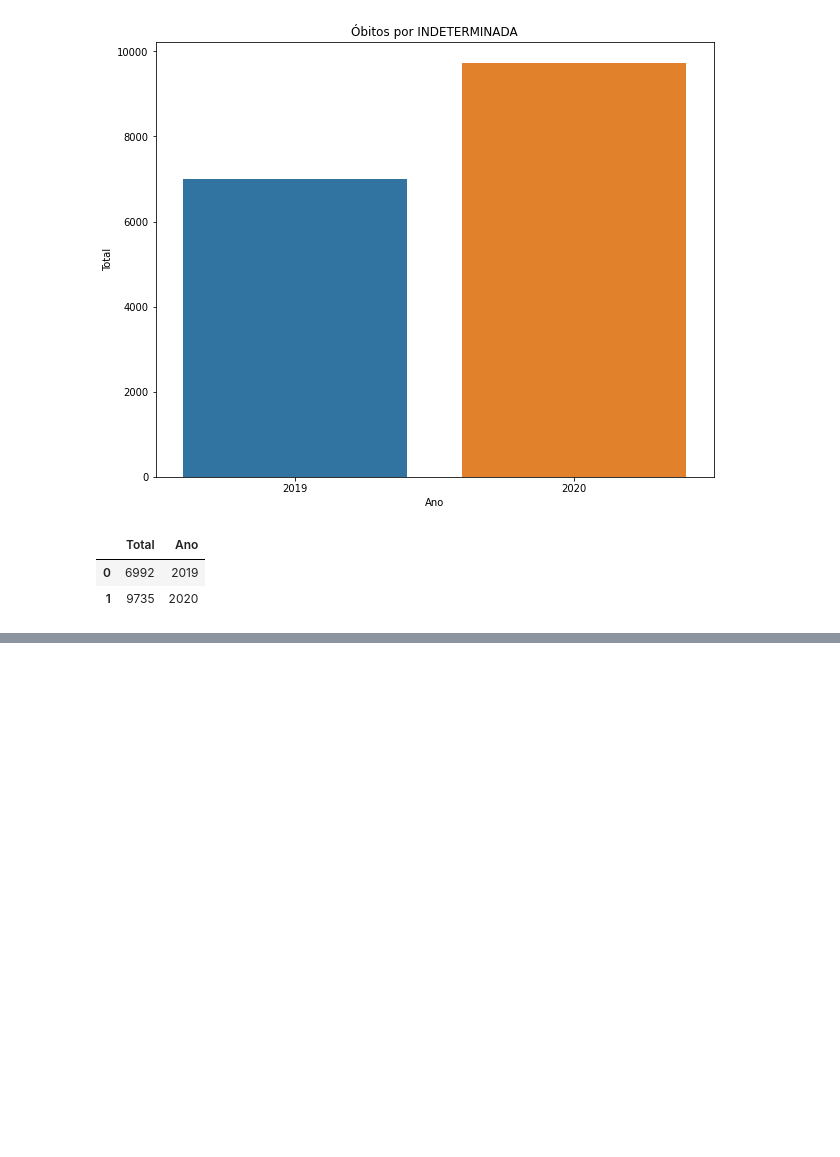
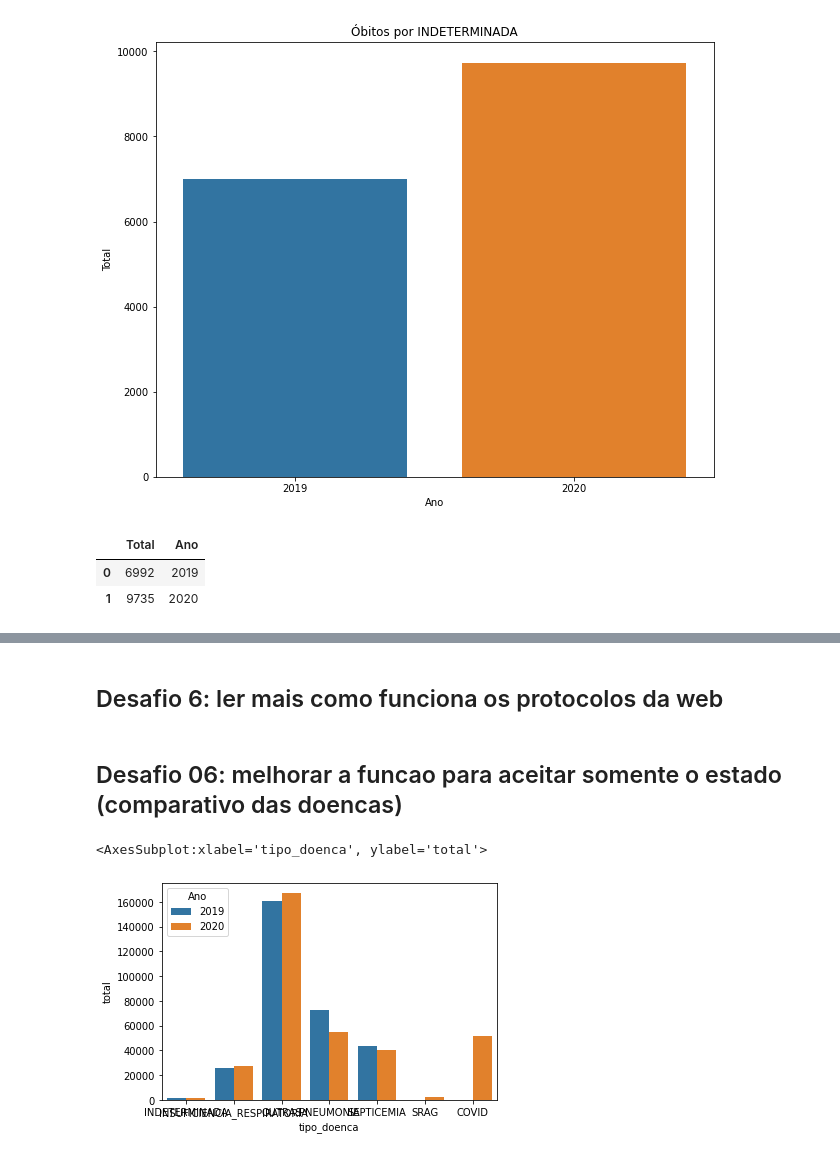
Before and after one commit to carolluzardi/analise_covid, a Jupyter notebook: Notebooks/analise_obitos_covid.ipynb, the cells around one changed output, grey strips where cells are left out. Drawn from its saved outputs; the diff is of its cells as text; code cells hidden in the pictures; blank space fills up the shorter version.

```diff
--- a/Notebooks/analise_obitos_covid.ipynb
+++ b/Notebooks/analise_obitos_covid.ipynb
@@ -142,0 +217,15 @@ grafico_comparativo("INDETERMINADA")
+# %% [markdown]
+## Desafio 6: ler mais como funciona os protocolos da web
+# %% [markdown]
+## Desafio 06: melhorar a funcao para aceitar somente o estado (comparativo das doencas)
+# %%
+a =dados_2019.groupby(["uf", "tipo_doenca"]).sum()
+b =dados_2020.groupby(["uf", "tipo_doenca"]).sum()
+a["Ano"]=2019
+b["Ano"]=2020
+c = pd.concat([a,b])
+c.reset_index(inplace=True)
+sns.barplot(x = "tipo_doenca", y = "total", data=c[c["uf"]=="SP"], hue="Ano")
+# %% [output]
+<AxesSubplot:xlabel='tipo_doenca', ylabel='total'>
+[figure, added]
```
Also changed, not shown: parts of 14 cells of this notebook, 2 other files.
